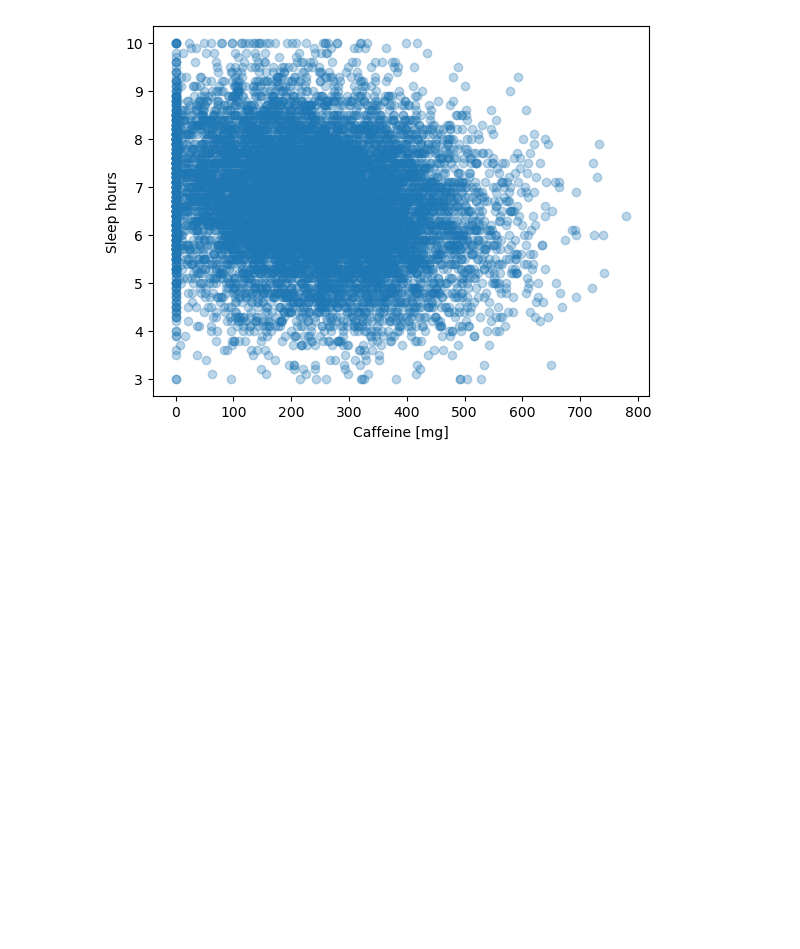
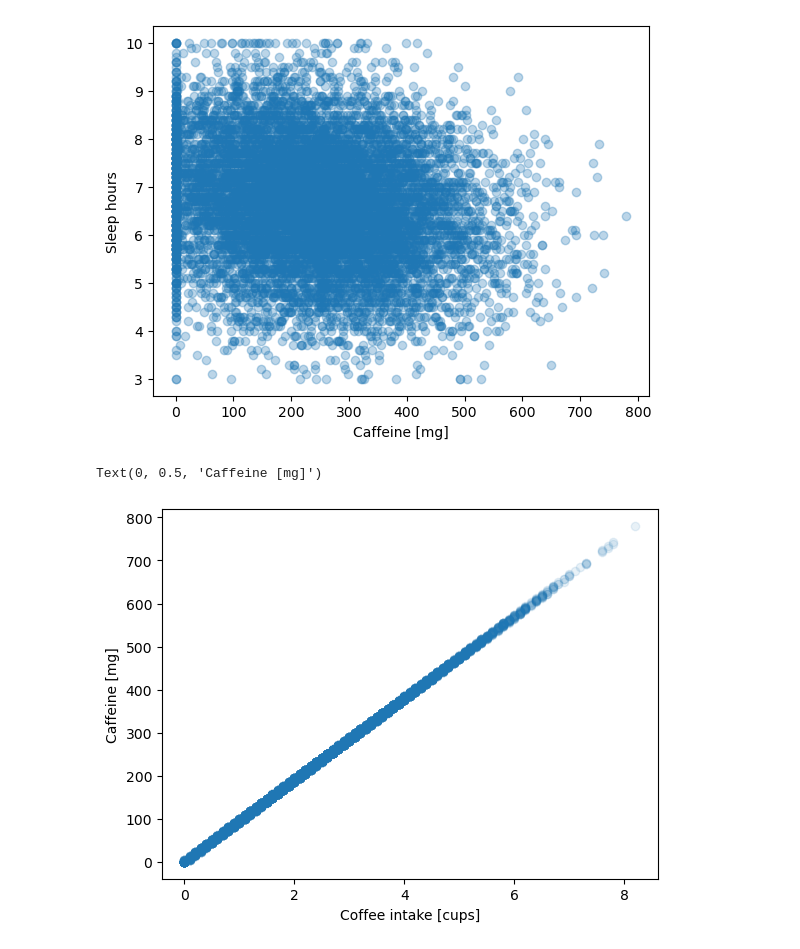
Before and after one commit to RicemanBoy/ML-supervised-project, a Jupyter notebook: coffee.ipynb, the cells around one changed output. Cells and saved outputs as stored; diff of their text form; code cells hidden in the pictures; blank space fills up the shorter version.

```diff
--- a/coffee.ipynb
+++ b/coffee.ipynb
@@ -111,3 +122,12 @@ plt.ylabel("Sleep hours")
 # %% [output]
 Text(0, 0.5, 'Sleep hours')
 [figure]
+# %%
+#Well, no surprise
+
+plt.scatter(data[:,4], data[:,5], alpha=0.1)
+plt.xlabel("Coffee intake [cups]")
+plt.ylabel("Caffeine [mg]")
+# %% [output]
+Text(0, 0.5, 'Caffeine [mg]')
+[figure, added]
```
Also changed, not shown: parts of 2 cells of this notebook.
